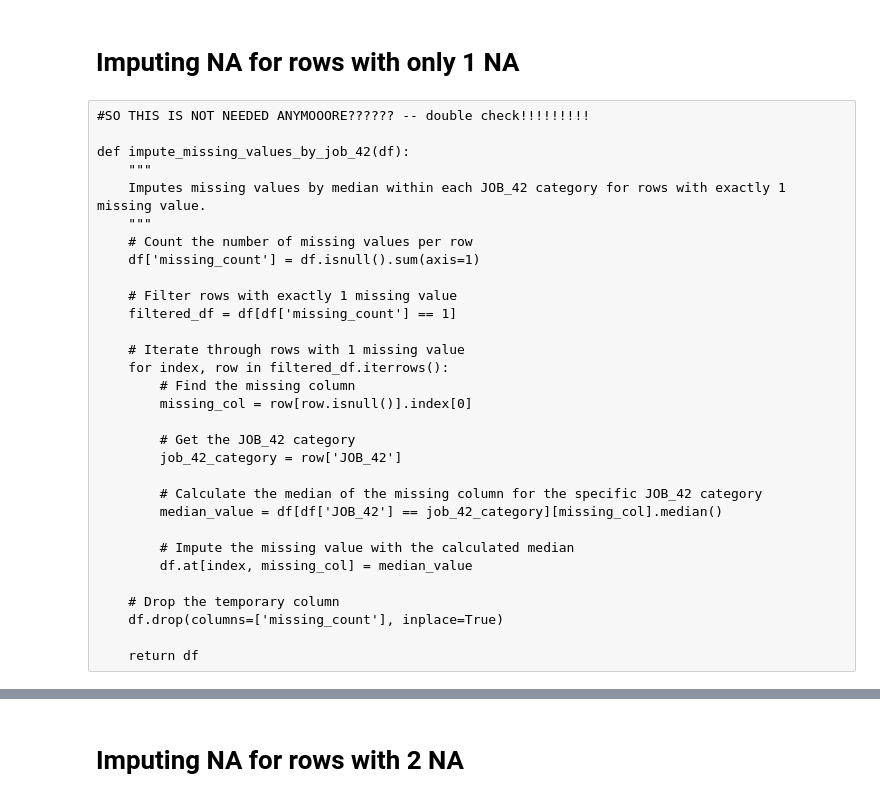
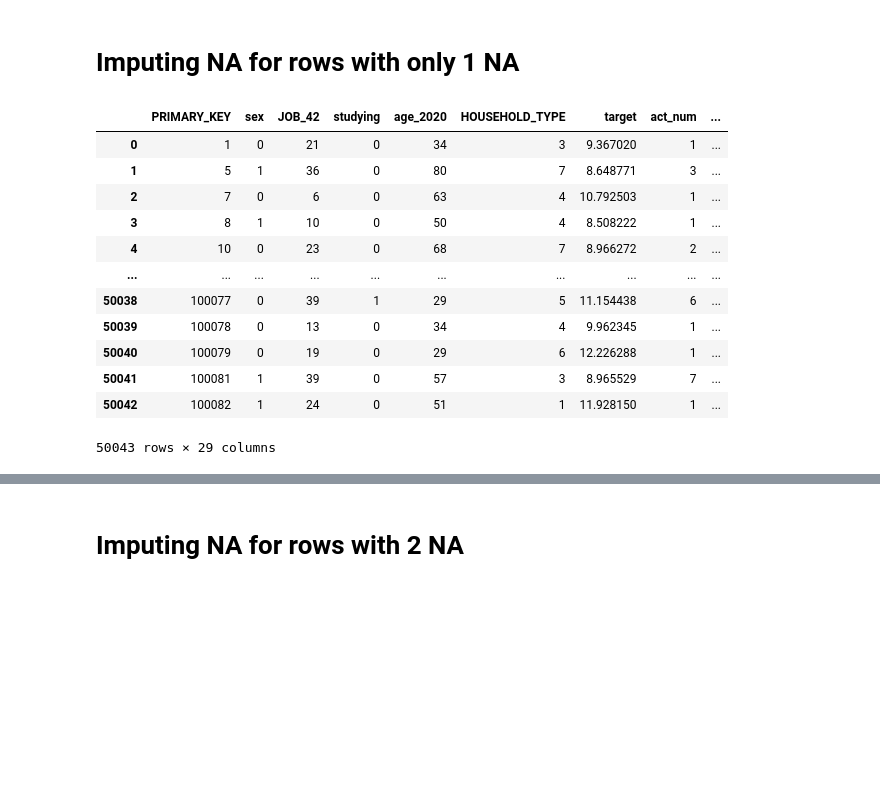
Before and after one commit to rinaaro/Machine-Learning-Project, a Jupyter notebook: project-15.ipynb, the cells around one changed output, grey strips where cells are left out. Cells and saved outputs as stored; diff of their text form; code cells hidden in the pictures; blank space fills up the shorter version.

```diff
--- a/project-15.ipynb
+++ b/project-15.ipynb
@@ -585,31 +526,0 @@ learn_data.dtypes
-# %% [raw]
-#SO THIS IS NOT NEEDED ANYMOOORE?????? -- double check!!!!!!!!!
-
-def impute_missing_values_by_job_42(df):
-    """
-    Imputes missing values by median within each JOB_42 category for rows with exactly 1 missing value.
-    """
-    # Count the number of missing values per row
-    df['missing_count'] = df.isnull().sum(axis=1)
-
-    # Filter rows with exactly 1 missing value
-    filtered_df = df[df['missing_count'] == 1]
-
-    # Iterate through rows with 1 missing value
-    for index, row in filtered_df.iterrows():
-        # Find the missing column
-        missing_col = row[row.isnull()].index[0]
-
-        # Get the JOB_42 category
-        job_42_category = row['JOB_42']
-
-        # Calculate the median of the missing column for the specific JOB_42 category
-        median_value = df[df['JOB_42'] == job_42_category][missing_col].median()
-
-        # Impute the missing value with the calculated median
-        df.at[index, missing_col] = median_value
-
-    # Drop the temporary column
-    df.drop(columns=['missing_count'], inplace=True)
-
-    return df
@@ -653,0 +527,49 @@ learn_data = impute_employer_category_with_1_missing(learn_data)
+# %%
+def impute_employer_category_with_1_missing(data):
+    # Create a column that tracks if there is exactly one missing value per row
+    data['missing_count'] = data.isnull().sum(axis=1)
+
+    # Filter rows where there is exactly 1 missing value, and the missing value is in the 'Employer_category' column
+    rows_with_1_missing_in_employer = data[data['missing_count'] == 1].index
+
+    # If there are no such rows, just return the original data
+    if rows_with_1_missing_in_employer.empty:
+        data.drop(columns=['missing_count'], inplace=True)
+        return data
+
+    # Apply KNN Imputation only to rows where 'Employer_category' is missing
+    knn_imputer = KNNImputer(n_neighbors=5)
+
+    # Select only the rows where 'Employer_category' is missing
+    encoded_df = data.loc[rows_with_1_missing_in_employer, ['Employer_category']]
+
+    # Apply KNN imputation to the 'Employer_category' column
+    imputed_array = knn_imputer.fit_transform(encoded_df)
+
+    # Round and convert to integer (if necessary) to match original data type
+    imputed_values = imputed_array.round().astype(int)
+
+    # Update the original data with imputed values for 'Employer_category'
+    data.loc[rows_with_1_missing_in_employer, 'Employer_category'] = imputed_values
+
+    # Drop the temporary 'missing_count' column
+    data.drop(columns=['missing_count'], inplace=True)
+
+    return data
+# %%
+# Apply the function to learn_data
+impute_employer_category_with_1_missing(learn_data)
+# %% [output]
+|  | PRIMARY_KEY | sex | JOB_42 | studying | age_2020 | HOUSEHOLD_TYPE | target | act_num | ... |
+| 0 | 1 | 0 | 21 | 0 | 34 | 3 | 9.367020 | 1 | ... |
+| 1 | 5 | 1 | 36 | 0 | 80 | 7 | 8.648771 | 3 | ... |
+| 2 | 7 | 0 | 6 | 0 | 63 | 4 | 10.792503 | 1 | ... |
+| 3 | 8 | 1 | 10 | 0 | 50 | 4 | 8.508222 | 1 | ... |
+| 4 | 10 | 0 | 23 | 0 | 68 | 7 | 8.966272 | 2 | ... |
+| ... | ... | ... | ... | ... | ... | ... | ... | ... | ... |
+| 50038 | 100077 | 0 | 39 | 1 | 29 | 5 | 11.154438 | 6 | ... |
+| 50039 | 100078 | 0 | 13 | 0 | 34 | 4 | 9.962345 | 1 | ... |
+| 50040 | 100079 | 0 | 19 | 0 | 29 | 6 | 12.226288 | 1 | ... |
+| 50041 | 100081 | 1 | 39 | 0 | 57 | 3 | 8.965529 | 7 | ... |
+| 50042 | 100082 | 1 | 24 | 0 | 51 | 1 | 11.928150 | 1 | ... |
+50043 rows × 29 columns
```
Also changed, not shown: parts of 21 cells of this notebook.
